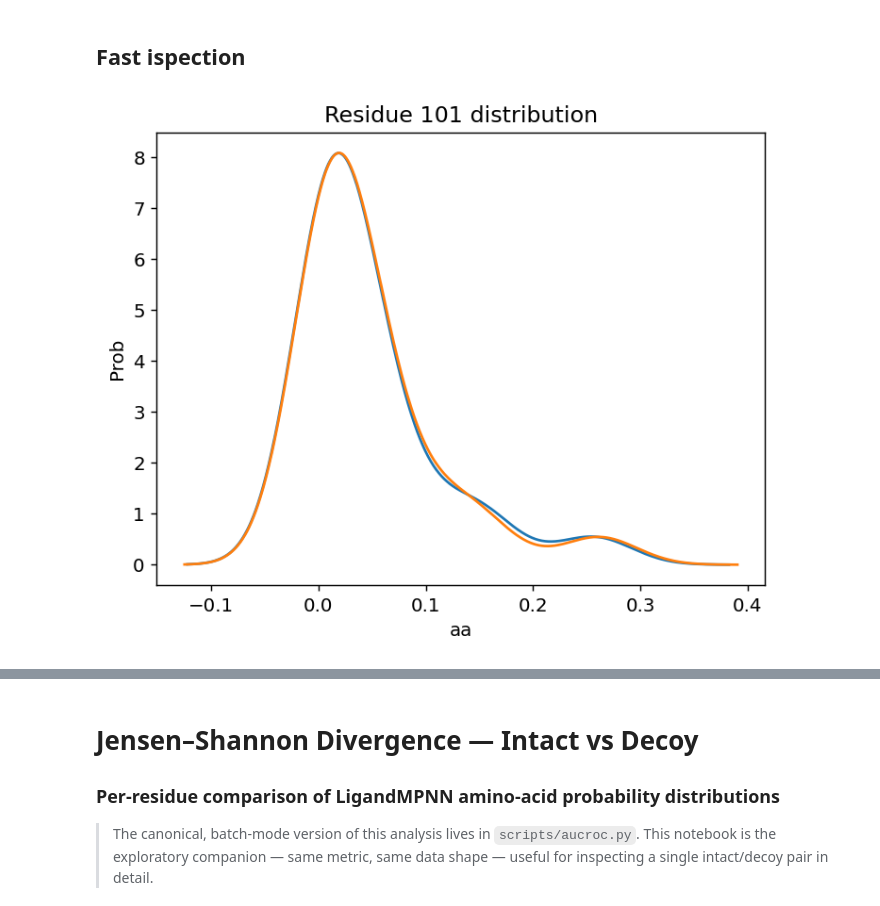
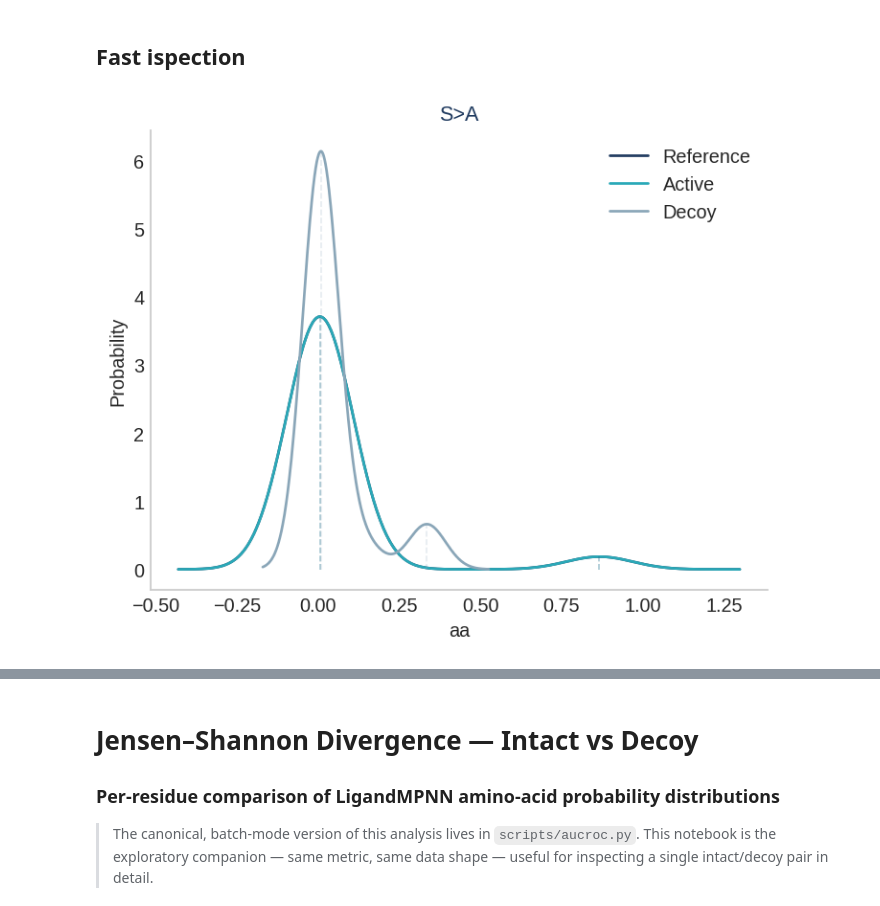
Before and after one commit to tedeschg/ProteinPerturbation, a Jupyter notebook: analysis.ipynb, the cells around one changed output, grey strips where cells are left out. Drawn from its saved outputs; the diff is of its cells as text; code cells hidden in the pictures.

```diff
--- a/analysis.ipynb
+++ b/analysis.ipynb
@@ -47,7 +72,7 @@ probs_i.shape
 # %%
 diffs = [
     (i, a, b)
-    for i, (a, b) in enumerate(zip(seq_d, seq_i))
+    for i, (a, b) in enumerate(zip(seq_i, seq_a))
     if a != b
 ]
 
@@ -86,7 +96,7 @@ for i, a, b in diffs:
 # %%
 import pandas as pd
 
-replica = 0
+replica = 1
 
 df_i = pd.DataFrame(
     probs_i[replica],                 # shape (263, 21)
@@ -97,7 +107,7 @@ df_i.index = [f"pos{i}" for i in range(probs_i.shape[1])]
 #df_i.to_csv("/home/tedeschg/prj/protein-perturbation/output_TEST/score_1/replica0_all_probs.csv")
 
 
-replica = 0
+replica = 1
 
 df_d = pd.DataFrame(
     probs_d[replica],                 # shape (263, 21)
@@ -106,19 +116,90 @@ df_d = pd.DataFrame(
 
 df_d.index = [f"pos{i}" for i in range(probs_d.shape[1])]
 #df_d.to_csv("/home/tedeschg/prj/protein-perturbation/output_lmpnn_scoring/decoy/replica0_all_probs.csv")
+
+replica = 1
+
+df_a = pd.DataFrame(
+    probs_a[replica],                 # shape (263, 21)
+    columns=alphabet_a               # label corrette AA
+)
+
+df_a.index = [f"pos{i}" for i in range(probs_a.shape[1])]
+#df_d.to_csv("/home/tedeschg/prj/protein-perturbation/output_lmpnn_scoring/decoy/replica0_all_probs.csv")
 # %% [markdown]
 ## Fast ispection
 # %%
+import numpy as np
 import matplotlib.pyplot as plt
 
-res = 101
+res = 187
 
-df_i.iloc[res].plot(kind="kde")
-df_d.iloc[res].plot(kind="kde")
+# palette navy clean
+ref_color = "#1F3A5F"     # navy
+active_color = "#2AA9B8"  # teal
+decoy_color = "#8AA6B8"   # muted steel blue
+peak_alpha = 0.22
 
-plt.title(f"Residue {res} distribution")
-plt.xlabel("aa")
-plt.ylabel("Prob")
+plt.rcParams.update({
+    "axes.grid": False,
+    "axes.spines.top": False,
+    "axes.spines.right": False,
+})
+
+ax = df_i.iloc[res].plot(
+    kind="kde",
+    label="Reference",
+    color=ref_color,
+    linewidth=1.5
+)
+
+df_a.iloc[res].plot(
+    kind="kde",
+    ax=ax,
+    label="Active",
+    color=active_color,
+    linewidth=1.5
+)
+
+df_d.iloc[res].plot(
+    kind="kde",
+    ax=ax,
+    label="Decoy",
+    color=decoy_color,
+    linewidth=1.5
+)
+
+lines = ax.get_lines()
+
+colors = [ref_color, active_color, decoy_color]
+ymin = 0
+
+for line, color in zip(lines, colors):
+    x = line.get_xdata()
+    y = line.get_ydata()
+
+    peaks = (y[1:-1] > y[:-2]) & (y[1:-1] > y[2:])
+    peak_x = x[1:-1][peaks]
+    peak_y = y[1:-1][peaks]
+
+    for px, py in zip(peak_x, peak_y):
+        ax.vlines(
+            px,
+            ymin=ymin,
+            ymax=py,
+            color=color,
+            alpha=peak_alpha,
+            linestyle="--",
+            linewidth=0.9
+        )
+
+plt.title("S>A", fontsize=12, fontweight="normal", color=ref_color)
+plt.xlabel("aa", fontsize=11)
+plt.ylabel("Probability", fontsize=11)
+
+ax.legend(frameon=False)
+
+#plt.savefig(f"kde_res_{res}_active.png", dpi=300, bbox_inches="tight")
 plt.show()
 # %% [output]
-[figure, old version]
+[figure, new version]
```
Also changed, not shown: parts of 16 cells of this notebook, 8 other files.
